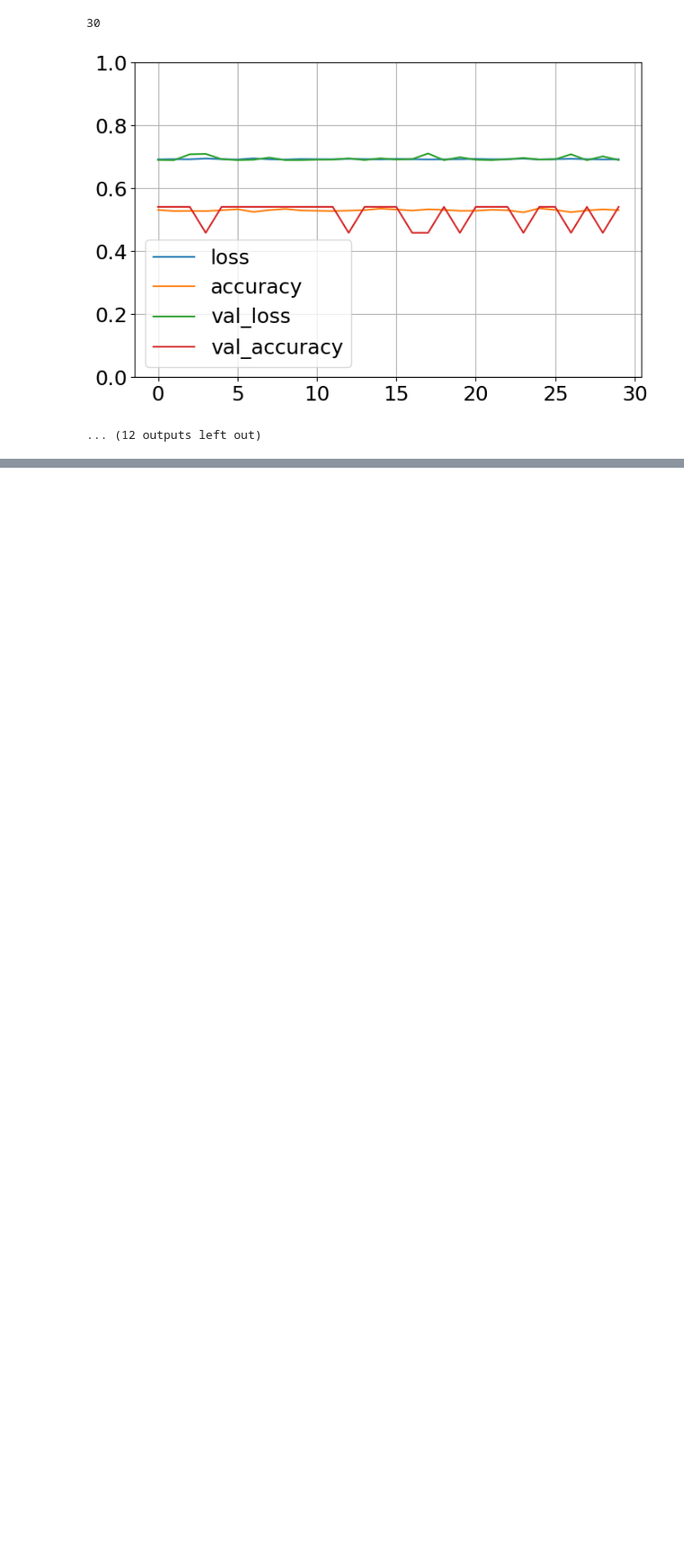
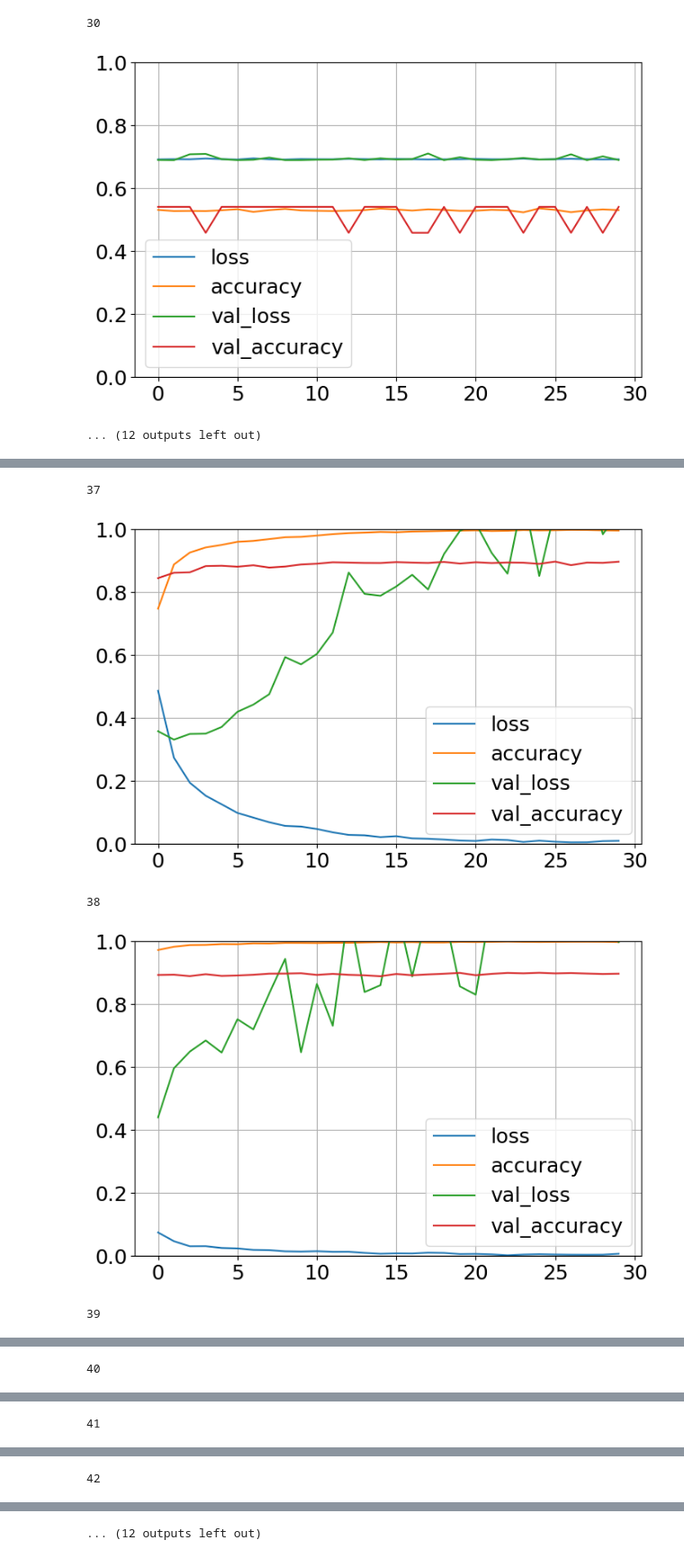
Before and after one commit to reham-shaban/Sarcasm-Detection, a Jupyter notebook: Sarcasm_detection_keras.ipynb, the cells around one changed output, grey strips where cells are left out. Shown at 90% size. Saved outputs shown, nothing was run; the diff lists cells and outputs as text; code cells hidden in the pictures; blank space fills up the shorter version.

Commit message:
training model with 3  hidden layers using keras

```diff
--- a/Sarcasm_detection_keras.ipynb
+++ b/Sarcasm_detection_keras.ipynb
@@ -542,0 +554,18 @@ for history in history_all_2_hidden_layer:
+# %%
+history_all_3_hidden_layer=[]
+for lr in learning_rate:
+    model_3.compile(
+        loss=BinaryCrossentropy(),
+        optimizer=Adam(lr),
+        # metrics=["accuracy", Precision(), Recall()]
+        metrics=["accuracy"]
+
+    )
+    history = model_3.fit(
+            x_train, y_train,
+            epochs=30,
+            batch_size=64,
+            validation_data=(x_cv, y_cv),
+            verbose=2,
+        )
+    history_all_3_hidden_layer.append(history)
@@ -542,0 +590,17 @@ for history in history_all_2_hidden_layer:
+# %%
+for lr in learning_rate:
+    model_3.compile(
+        loss=BinaryCrossentropy(),
+        optimizer=SGD(lr,momentum=1),
+        # metrics=["accuracy", Precision(), Recall()]
+        metrics=["accuracy"]
+
+    )
+    history = model_3.fit(
+            x_train, y_train,
+            epochs=30,
+            batch_size=64,
+            validation_data=(x_cv, y_cv),
+            verbose=2,
+        )
+    history_all_3_hidden_layer.append(history)
@@ -542,0 +625,14 @@ for history in history_all_2_hidden_layer:
+# %%
+for history in history_all_3_hidden_layer:
+    print(i)
+    pd.DataFrame(history.history).plot(figsize=(8,5))
+    plt.grid(True)
+    plt.gca().set_ylim(0,1) # set the vertical range to [0-1]
+    plt.show()
+    i += 1
+# %% [output]
+37
+[figure, added]
+38
+[figure, added]
+39
@@ -542,0 +640 @@ for history in history_all_2_hidden_layer:
+40
@@ -542,0 +642 @@ for history in history_all_2_hidden_layer:
+41
@@ -542,0 +644 @@ for history in history_all_2_hidden_layer:
+42
@@ -543,3 +646,4 @@ for history in history_all_2_hidden_layer:
+... (12 outputs left out)
 # %%
 # from sklearn.model_selection import GridSearchCV
 # from keras.wrappers.scikit_learn import KerasClassifier
```
Also changed, not shown: parts of 5 cells of this notebook.
